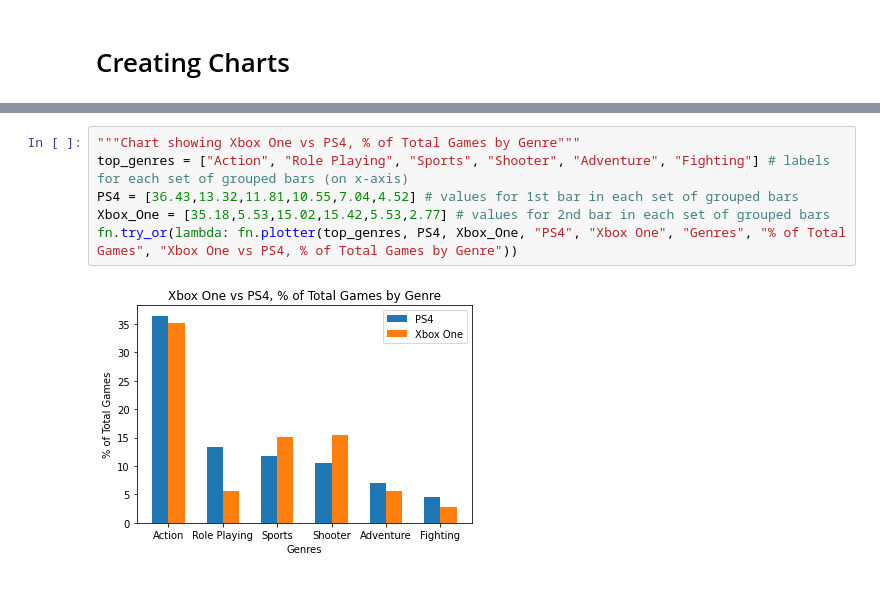
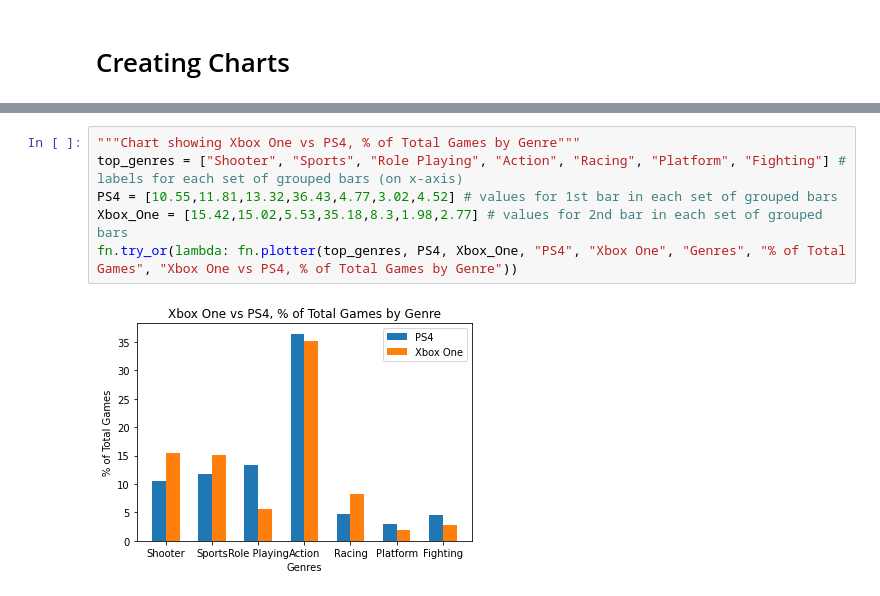
Before and after one commit to Epstei46/specialization-capstone-project, a Jupyter notebook: displayinator.ipynb, the cells around one changed output, grey strips where cells are left out. Saved outputs shown, nothing was run; the diff lists cells and outputs as text.

Commit message:
redid 2 of the charts so that all charts have the same genres

```diff
--- a/displayinator.ipynb
+++ b/displayinator.ipynb
@@ -263,8 +271,8 @@ print(f"<>  Xbox One Genre % of Total Games: {xone_genre_counts_pct}")
 # %%
 """Chart showing Xbox One vs PS4, % of Total Games by Genre"""
-top_genres = ["Action", "Role Playing", "Sports", "Shooter", "Adventure", "Fighting"] # labels for each set of grouped bars (on x-axis)
-PS4 = [36.43,13.32,11.81,10.55,7.04,4.52] # values for 1st bar in each set of grouped bars
-Xbox_One = [35.18,5.53,15.02,15.42,5.53,2.77] # values for 2nd bar in each set of grouped bars
+top_genres = ["Shooter", "Sports", "Role Playing", "Action", "Racing", "Platform", "Fighting"] # labels for each set of grouped bars (on x-axis)
+PS4 = [10.55,11.81,13.32,36.43,4.77,3.02,4.52] # values for 1st bar in each set of grouped bars
+Xbox_One = [15.42,15.02,5.53,35.18,8.3,1.98,2.77] # values for 2nd bar in each set of grouped bars
 fn.try_or(lambda: fn.plotter(top_genres, PS4, Xbox_One, "PS4", "Xbox One", "Genres", "% of Total Games", "Xbox One vs PS4, % of Total Games by Genre"))
 # %% [output]
-[figure, old version]
+[figure, new version]
```
Also changed, not shown: parts of 4 cells of this notebook.
